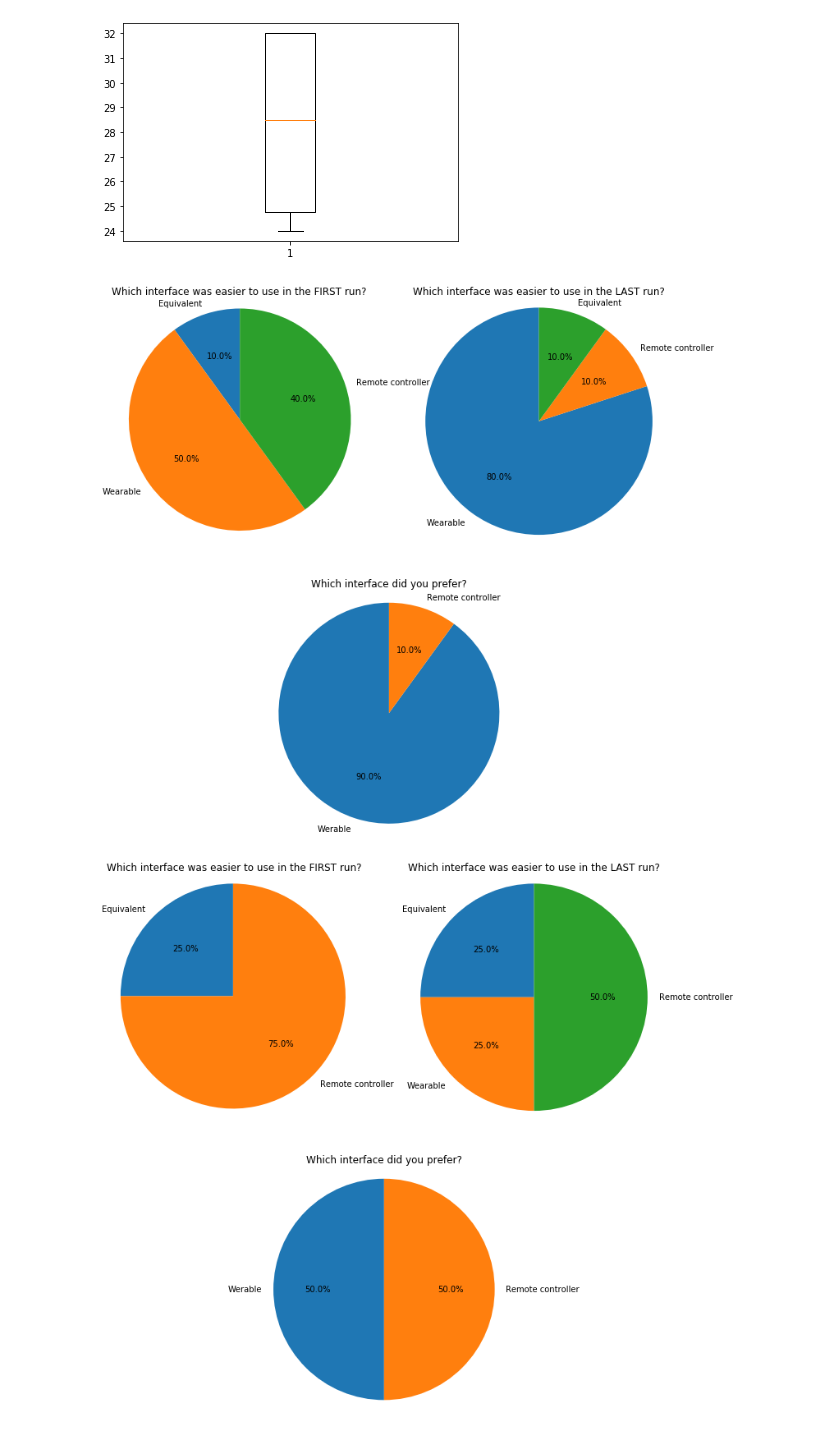
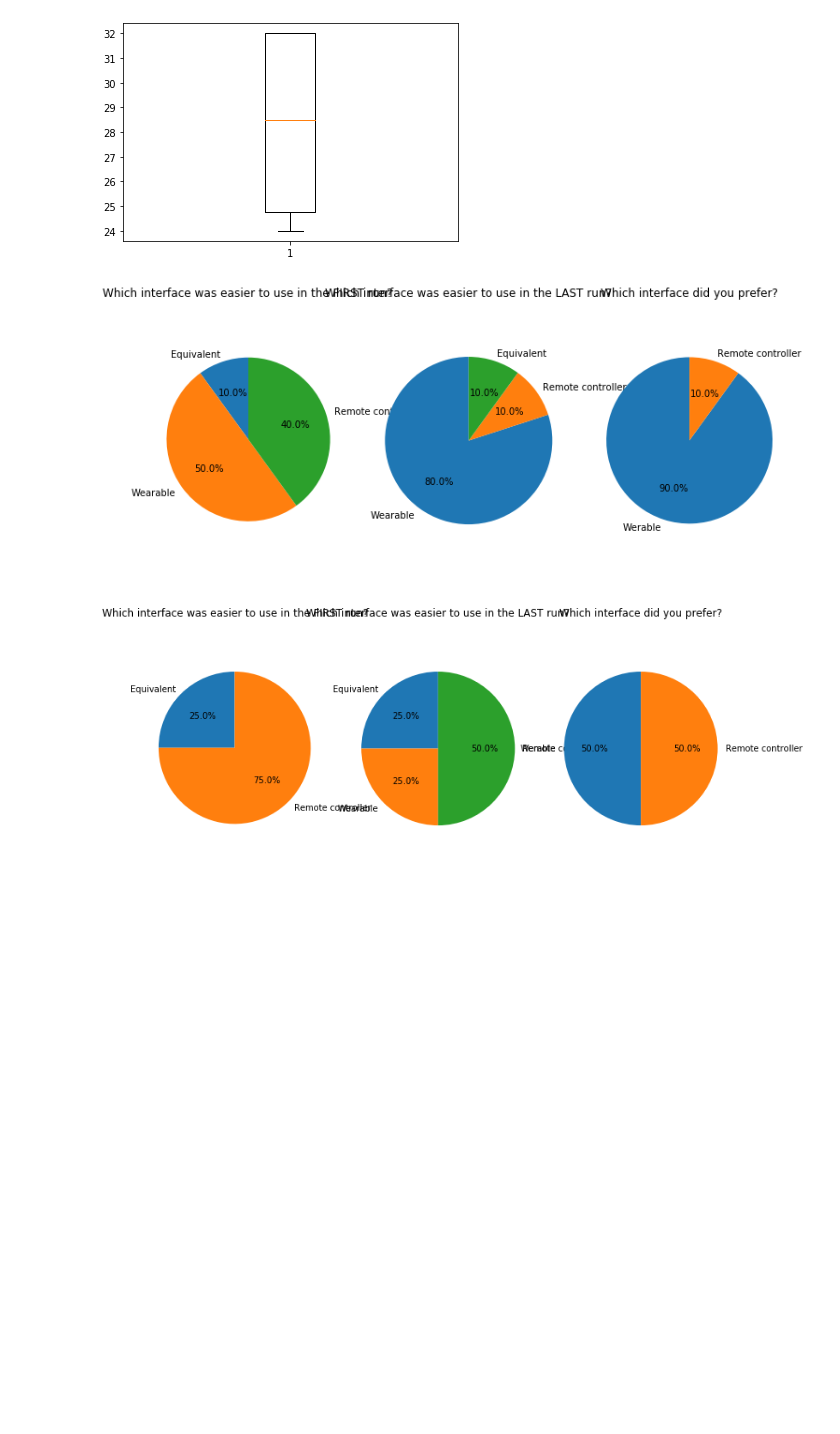
Before and after one commit to medioman22/Bidirectional_Interface, a Jupyter notebook: data_analysis/Surveys/analyze_form_learn.ipynb, the cells around one changed output. Drawn from its saved outputs; the diff is of its cells as text; code cells hidden in the pictures; blank space fills up the shorter version.

Commit message:
data analysis simulation ready

```diff
--- a/data_analysis/Surveys/analyze_form_learn.ipynb
+++ b/data_analysis/Surveys/analyze_form_learn.ipynb
@@ -41,3 +30,7 @@ csv = surveys[5]
+# %%
+folder = './Data'
+
+csv = 'Bidirectional Interface - learning.csv'
 # %%
 answers_df = pd.read_csv(os.path.join(folder, csv))
 
@@ -129,35 +122,35 @@ def plot_pies(data):
 
     plt.figure(figsize = (12,12))
 
     gender_pie_data = Counter(data[gender])
     easier_first_pie_data = Counter(data[easier_first])
     easier_last_pie_data = Counter(data[easier_last])
     prefered_pie_data = Counter(data[prefered])
 
 #     ax1 = plt.subplot(221)
 #     ax1.pie(gender_pie_data.values(), labels=gender_pie_data.keys(), autopct='%1.1f%%', startangle=90)
 #     ax1.axis('equal')  # Equal aspect ratio ensures that pie is drawn as a circle.
 #     ax1.set_title(gender)
 
-    ax1 = plt.subplot(221)
+    ax1 = plt.subplot(231)
     ax1.pie(easier_first_pie_data.values(), labels=easier_first_pie_data.keys(), autopct='%1.1f%%', startangle=90)
     ax1.axis('equal')  # Equal aspect ratio ensures that pie is drawn as a circle.
     ax1.set_title(easier_first)
 
-    ax1 = plt.subplot(222)
+    ax1 = plt.subplot(232)
     ax1.pie(easier_last_pie_data.values(), labels=easier_last_pie_data.keys(), autopct='%1.1f%%', startangle=90)
     ax1.axis('equal')  # Equal aspect ratio ensures that pie is drawn as a circle.
     ax1.set_title(easier_last)
 
-    ax1 = plt.subplot(212)
+    ax1 = plt.subplot(233)
     ax1.pie(prefered_pie_data.values(), labels=prefered_pie_data.keys(), autopct='%1.1f%%', startangle=90)
     ax1.axis('equal')  # Equal aspect ratio ensures that pie is drawn as a circle.
     ax1.set_title(prefered)
 
     plt.show()
 
 plot_pies(data_sim)
 plot_pies(data_hw)
 # %% [output]
-[figure, old version]
+[figure, new version]
-[figure, old version]
+[figure, new version]
```
Also changed, not shown: parts of 2 cells of this notebook, 10 other files.
